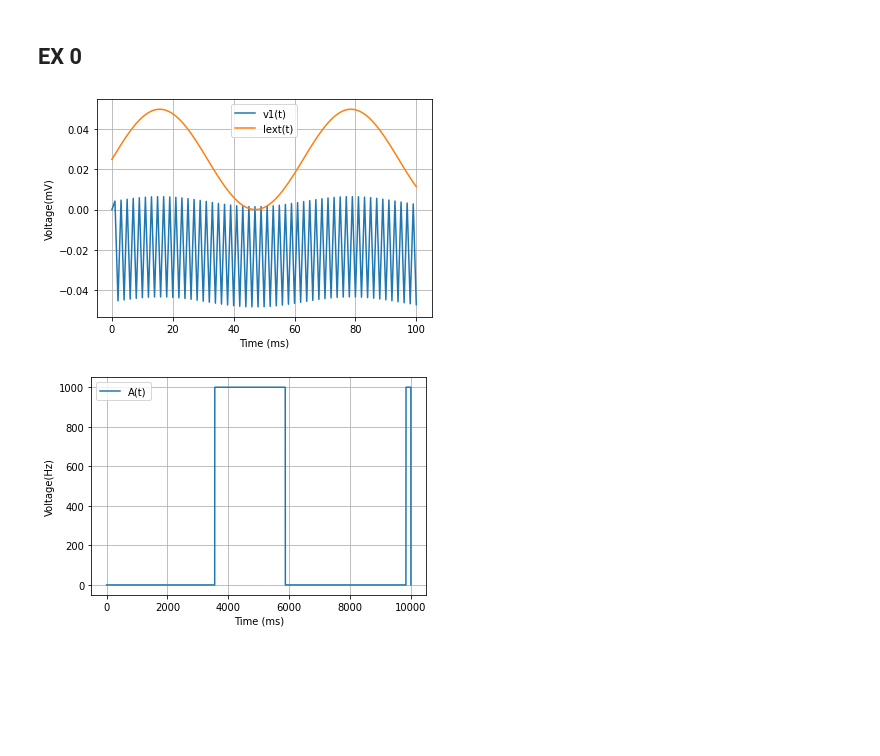
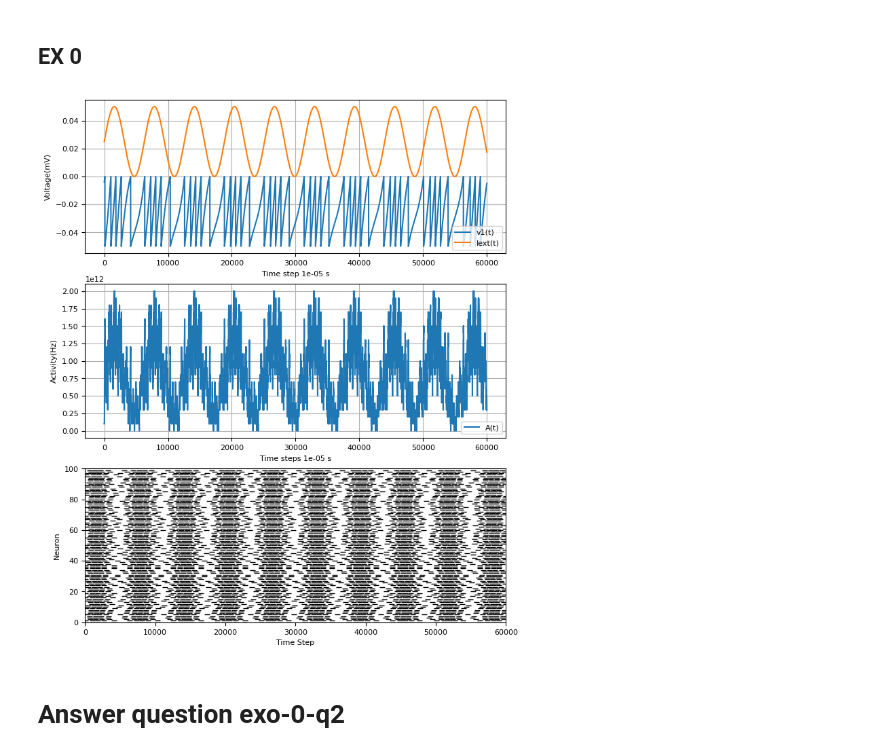
Before and after one commit to NicolasRR/SSHNeurons, a Jupyter notebook: Notebook.ipynb, the cells around one changed output. Drawn from its saved outputs; the diff is of its cells as text; code cells hidden in the pictures; blank space fills up the shorter version.

```diff
--- a/Notebook.ipynb
+++ b/Notebook.ipynb
@@ -20,55 +83,33 @@ BETA = 100000 * b2.Hz #mHz do not exist, code it for 100 mHz instead ?
 # %%
-def Iext(t, I0 = 0.5 * b2.mamp, w = 100*b2.Hz, unit_time=b2.ms):
-    return I0*(1+np.sin(w*t*unit_time))
-
-def escape_function(voltage) :
-                if voltage > FIRING_THRESHOLD :
-                    return BETA
-                else :
-                    return 0
 
 def non_interacting(vi, T=100*b2.ms,unit_time=b2.ms):
     steps = int(T/unit_time)+1
     spike_train = np.zeros((steps, len(vi))).astype(bool)
     voltages = np.zeros((steps, len(vi)))
-    voltages[0] = vi*b2.ms
+
+    voltages[0] = vi
     # Set the initial condition and time points
-    times = np.arange(1, steps, 1)
-    dt = 1*unit_time
     for i in range(0,steps-1):
-        voltages[i+1] = voltages[i]*b2.mV+dt*(-(voltages[i]*b2.mV-V_REST)+MEMBRANE_RESISTANCE*Iext(times[i],unit_time=unit_time))/MEMBRANE_TIME_SCALE
-        # TO DO: check the actual probability, BETA*(v*b2.mV>FIRING_THRESHOLD)*1*b2.ms takes values larger than 1, it's not a probability
-        firing = np.random.binomial(1,BETA*(voltages[i]*b2.mV>FIRING_THRESHOLD)*0.1*b2.ms*dt>0)
-        #firing = escape_function(voltages[i]*b2.mV)*dt
-        voltages[i+1]+=(V_RESET-voltages[i]*b2.mV)*firing
+        voltages[i+1] = voltages[i]*1e3*b2.mV+unit_time*(-(voltages[i]*b2.mV-V_REST)+MEMBRANE_RESISTANCE*Iext(i,unit_time=unit_time))/MEMBRANE_TIME_SCALE
+        firing = escape_function(voltages[i]*1e3*b2.mV)*unit_time
+        voltages[i+1]+=(V_RESET-voltages[i]*1e3*b2.mV)*firing
         spike_train[i]=firing
 
     return voltages, spike_train
 # %%
 N = 100
-Vi = np.random.uniform(V_RESET,FIRING_THRESHOLD,100)
-Vs, ST = non_interacting(Vi, unit_time=1*b2.ms)
+dt = 1e-2*b2.ms
+Vi0 = np.random.uniform(V_RESET,FIRING_THRESHOLD,N)
+Vs0, ST0 = non_interacting(Vi0, unit_time=dt, T=600*b2.ms)
-# %%
-steps = Vs.shape[0]
-t = np.arange(0, steps, 1)
-Ie = Iext(t)*MEMBRANE_RESISTANCE
-
-plt.plot(t, Vs[:, 0], label='v1(t)')
-plt.plot(t, Ie, label='Iext(t)')
-plt.xlabel('Time (ms)')
-plt.ylabel('Voltage(mV)')
-plt.grid()
-plt.legend()
-plt.show()
-# %% [output]
-[figure, removed]
-# %%
-At = [np.sum(s)/N for s in ST]
-plt.plot(t, At/b2.ms, label='A(t)')
-plt.xlabel('Time (ms)')
-plt.ylabel('Voltage(Hz)')
-plt.grid()
-plt.legend()
-plt.show()
-# %% [output]
-[figure, removed]
+# %%
+steps = Vs0.shape[0]
+t = np.arange(0, steps, 1)
+Ie0 = Iext(t, unit_time=dt)*MEMBRANE_RESISTANCE
+fig, (ax1, ax2, ax3) = plt.subplots(3, 1, figsize=(8, 10))
+IV_plot(Ie0, Vs0,t, ax1)
+activity_plot(ST0,t,ax2)
+raster_plot(ST0, ax3)
+# %% [output]
+[figure, added]
+# %% [markdown]
+# Answer question exo-0-q2
```
Also changed, not shown: parts of 18 cells of this notebook.
